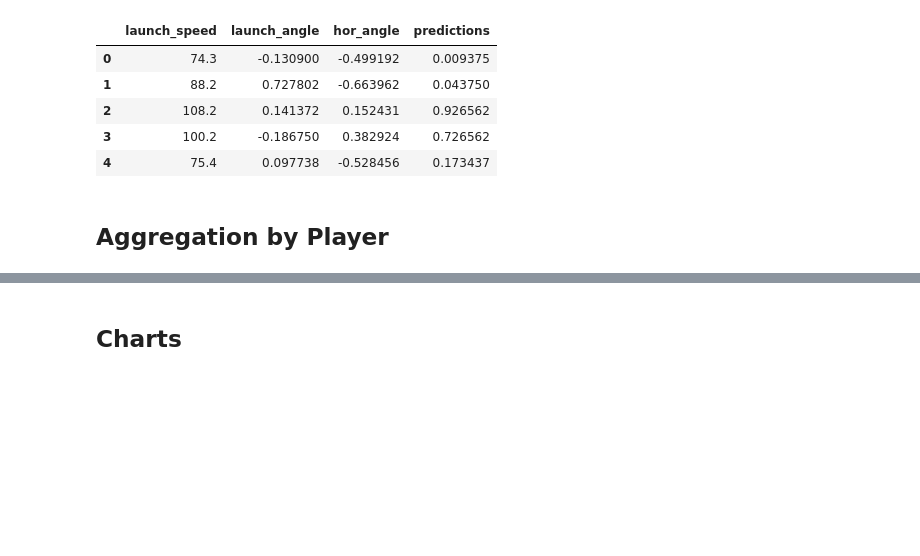
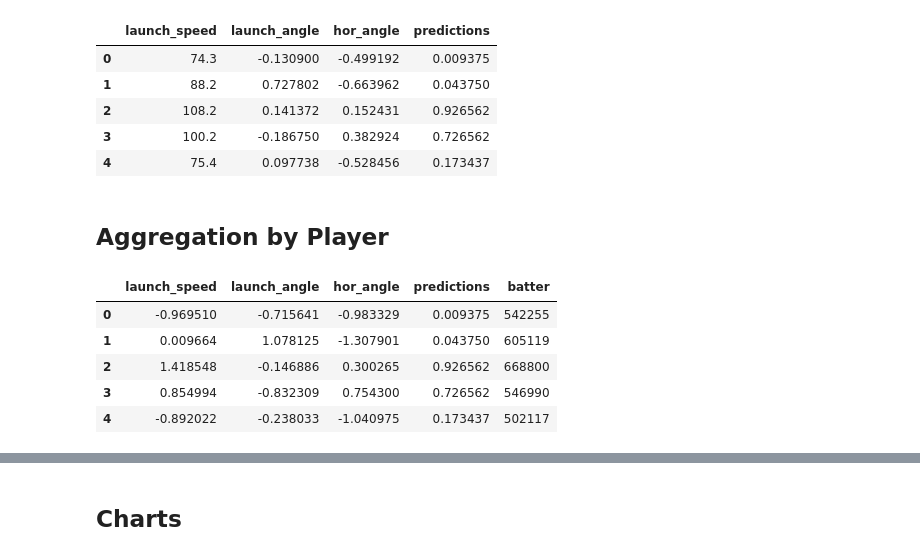
Before and after one commit to EricLangdon/cs254-Project, a Jupyter notebook: jupyter/Project_v2_randomfor.ipynb, the cells around one changed output, grey strips where cells are left out. Cells and saved outputs as stored; diff of their text form; code cells hidden in the pictures; blank space fills up the shorter version.

```diff
--- a/jupyter/Project_v2_randomfor.ipynb
+++ b/jupyter/Project_v2_randomfor.ipynb
@@ -172,3 +172,12 @@ grouped=pred.groupby('batter')
+# %%
+normX.head()
+# %% [output]
+|  | launch_speed | launch_angle | hor_angle | predictions | batter |
+| 0 | -0.969510 | -0.715641 | -0.983329 | 0.009375 | 542255 |
+| 1 | 0.009664 | 1.078125 | -1.307901 | 0.043750 | 605119 |
+| 2 | 1.418548 | -0.146886 | 0.300265 | 0.926562 | 668800 |
+| 3 | 0.854994 | -0.832309 | 0.754300 | 0.726562 | 546990 |
+| 4 | -0.892022 | -0.238033 | -1.040975 | 0.173437 | 502117 |
 # %%
 predictor=pd.DataFrame()
 #predictor['batter']=grouped.describe()['batter']
```
Also changed, not shown: parts of 6 cells of this notebook, 2 other files.
